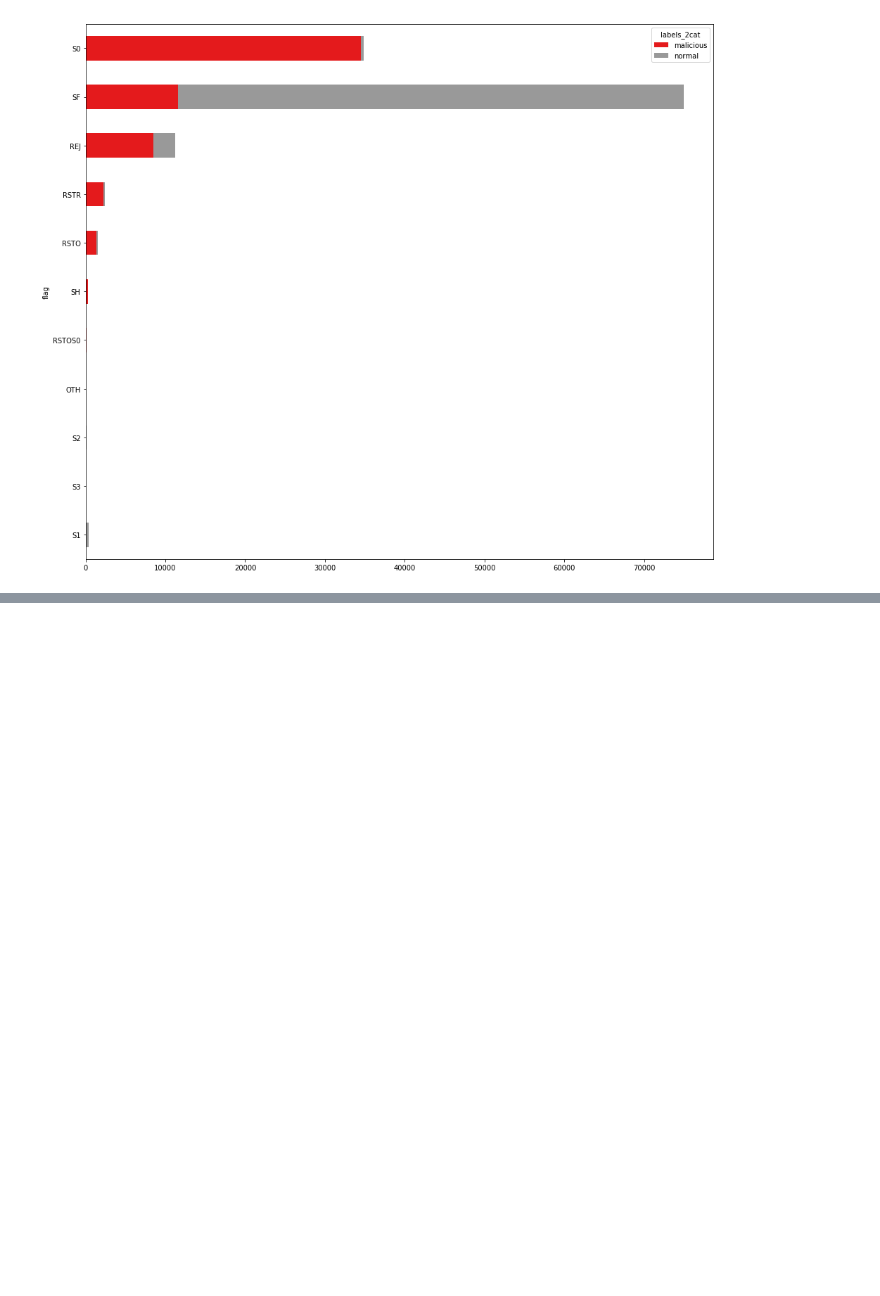
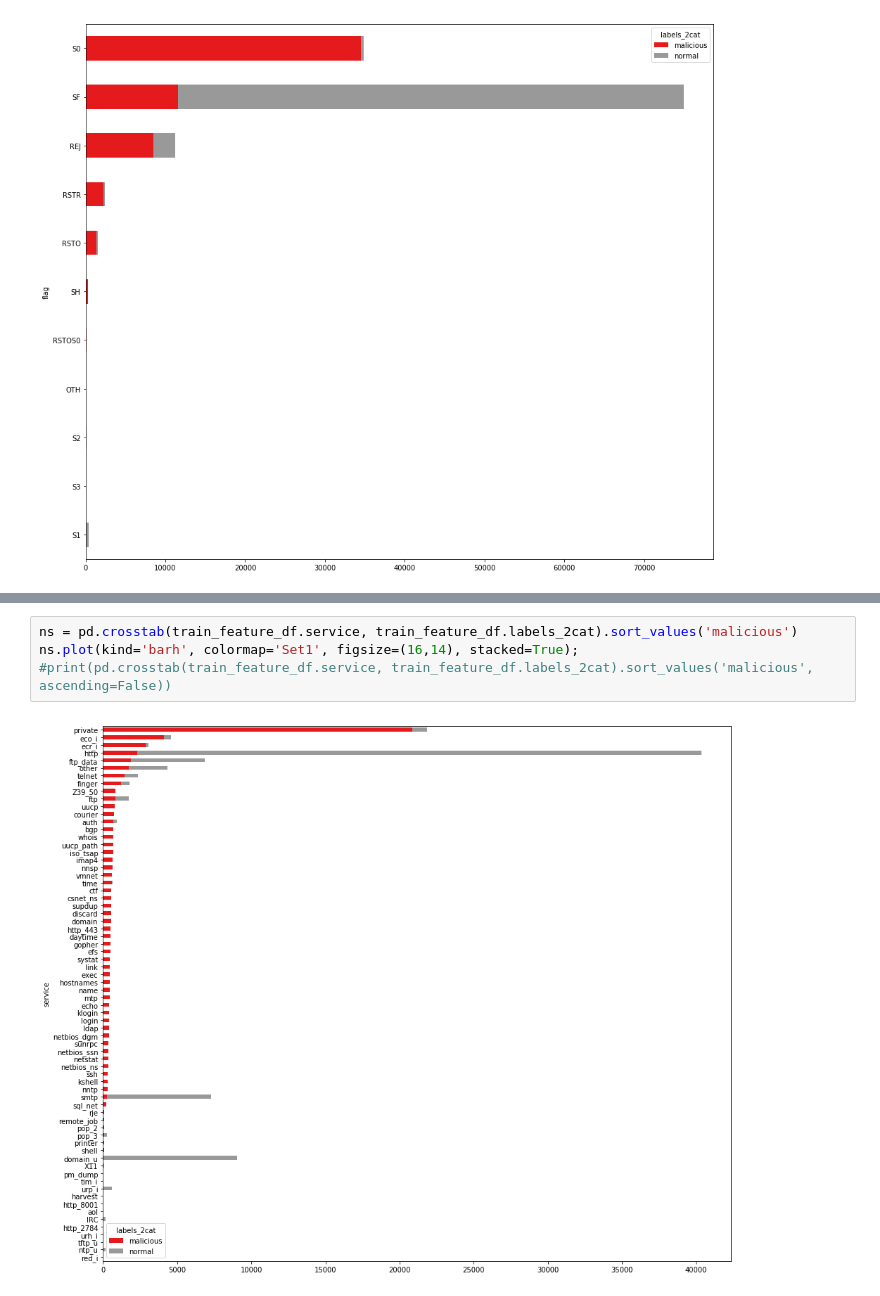
Before and after one commit to super-mar10/network-intrusion-detection, a Jupyter notebook: 1.EDA.ipynb, the cells around one changed output, grey strips where cells are left out. Cells and saved outputs as stored; diff of their text form; blank space fills up the shorter version.

```diff
--- a/1.EDA.ipynb
+++ b/1.EDA.ipynb
@@ -369,0 +389,6 @@ pd.crosstab(train_feature_df.flag, train_feature_df.labels_5cat)
+# %%
+ns = pd.crosstab(train_feature_df.service, train_feature_df.labels_2cat).sort_values('malicious')
+ns.plot(kind='barh', colormap='Set1', figsize=(16,14), stacked=True);
+#print(pd.crosstab(train_feature_df.service, train_feature_df.labels_2cat).sort_values('malicious', ascending=False))
+# %% [output]
+[figure, added]
```
Also changed, not shown: parts of 10 cells of this notebook.
